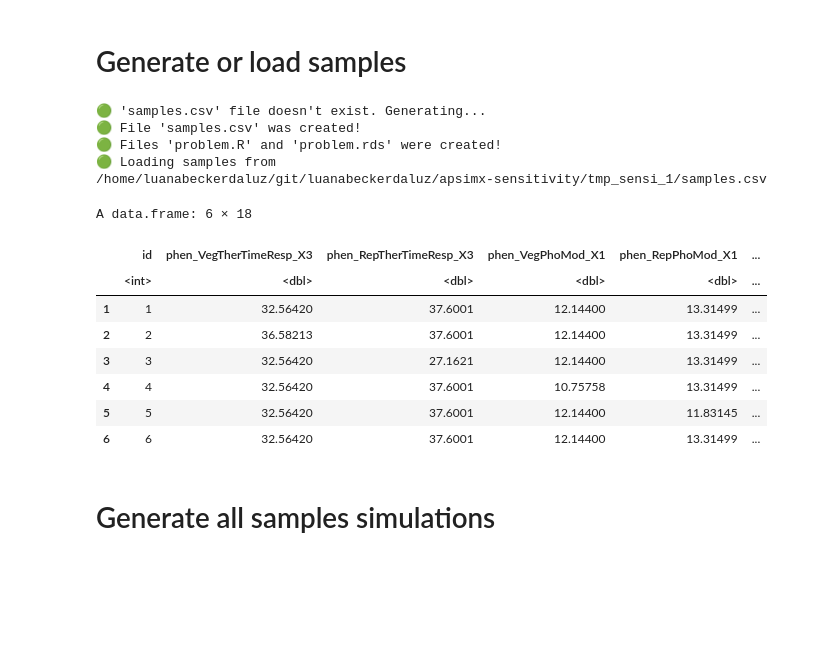
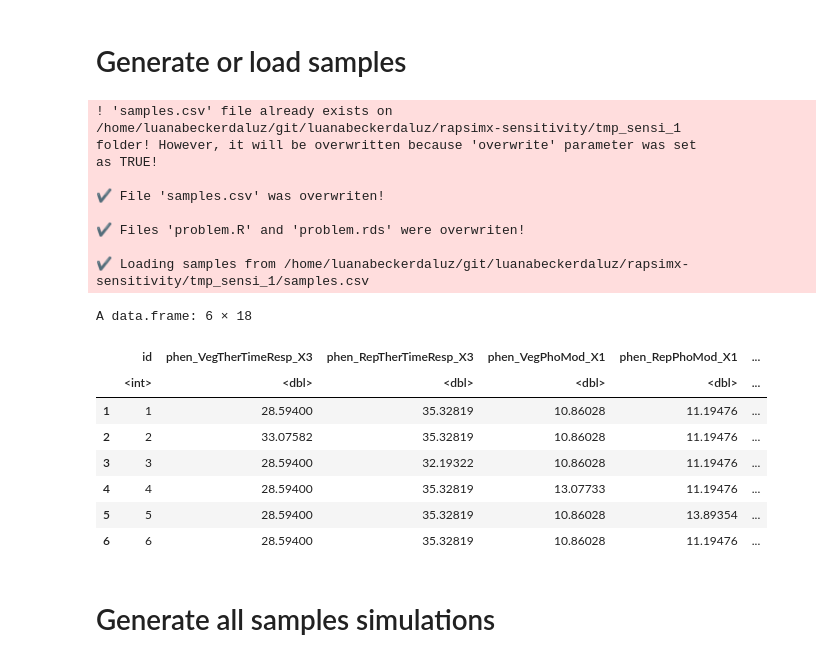
Before and after one commit to luanabeckerdaluz/rapsimx, a Jupyter notebook: sensitivity/sensitivity.ipynb, the cells around one changed output. Drawn from its saved outputs; the diff is of its cells as text; code cells hidden in the pictures; blank space fills up the shorter version.

```diff
--- a/sensitivity/sensitivity.ipynb
+++ b/sensitivity/sensitivity.ipynb
@@ -20,15 +23,15 @@ init(multicores = 3)
 # %% [markdown]
 # Generate or load sensi folder
 # %%
-sensi_tmp_folder <- generate_sensi_folder(
-  folderpath = "../tmp_sensi_1",
-  copy_met_data_from = "../met_data/",
-  overwrite = TRUE
+# sensi_tmp_folder <- generate_sensi_folder(
+#   folderpath = "../tmp_sensi_1",
+#   copy_met_data_from = "../met_data/",
+#   overwrite = TRUE
+# )
+
+sensi_tmp_folder <- sensi_folder_load(
+  file.path("/home/luanabeckerdaluz/git/luanabeckerdaluz/rapsimx-sensitivity/tmp_sensi_1")
 )
 
-# sensi_tmp_folder <- sensi_folder_load(
-#   file.path(CONST_BASE_FOLDER, "tmp_sensi_20250418_212812")
-# )
-
 sensi_tmp_folder
 # %% [output]
@@ -65,36 +73,39 @@ $bounds[[17]]
 # %% [markdown]
 # Generate or load samples
 # %%
-# options(repr.plot.width = 14, repr.plot.height = 10)
-
 generate_samples_csv(
   save_csv_to_folder = sensi_tmp_folder,
   problem = problem,
   method = "SOBOL",
   N_SAMPLES = 10L,
-  overwrite = FALSE
+  overwrite = TRUE
 )
 
 samples_df <- load_samples(
   save_csv_to_folder = sensi_tmp_folder,
   plot = FALSE
 )
 head(samples_df)
 # %% [output]
-🟢 'samples.csv' file doesn't exist. Generating...
-🟢 File 'samples.csv' was created!
-🟢 Files 'problem.R' and 'problem.rds' were created!
-🟢 Loading samples from
-/home/luanabeckerdaluz/git/luanabeckerdaluz/apsimx-sensitivity/tmp_sensi_1/samples.csv
+! 'samples.csv' file already exists on
+/home/luanabeckerdaluz/git/luanabeckerdaluz/rapsimx-sensitivity/tmp_sensi_1
+folder! However, it will be overwritten because 'overwrite' parameter was set
+as TRUE!
+
+✔ File 'samples.csv' was overwriten!
+
+✔ Files 'problem.R' and 'problem.rds' were overwriten!
+
+✔ Loading samples from /home/luanabeckerdaluz/git/luanabeckerdaluz/rapsimx-sensitivity/tmp_sensi_1/samples.csv
 A data.frame: 6 × 18
 |  | id | phen_VegTherTimeResp_X3 | phen_RepTherTimeResp_X3 | phen_VegPhoMod_X1 | phen_RepPhoMod_X1 | ... |
 |  | <int> | <dbl> | <dbl> | <dbl> | <dbl> | ... |
-| 1 | 1 | 32.56420 | 37.6001 | 12.14400 | 13.31499 | ... |
-| 2 | 2 | 36.58213 | 37.6001 | 12.14400 | 13.31499 | ... |
-| 3 | 3 | 32.56420 | 27.1621 | 12.14400 | 13.31499 | ... |
-| 4 | 4 | 32.56420 | 37.6001 | 10.75758 | 13.31499 | ... |
-| 5 | 5 | 32.56420 | 37.6001 | 12.14400 | 11.83145 | ... |
-| 6 | 6 | 32.56420 | 37.6001 | 12.14400 | 13.31499 | ... |
+| 1 | 1 | 28.59400 | 35.32819 | 10.86028 | 11.19476 | ... |
+| 2 | 2 | 33.07582 | 35.32819 | 10.86028 | 11.19476 | ... |
+| 3 | 3 | 28.59400 | 32.19322 | 10.86028 | 11.19476 | ... |
+| 4 | 4 | 28.59400 | 35.32819 | 13.07733 | 11.19476 | ... |
+| 5 | 5 | 28.59400 | 35.32819 | 10.86028 | 13.89354 | ... |
+| 6 | 6 | 28.59400 | 35.32819 | 10.86028 | 11.19476 | ... |
 # %% [markdown]
 # Generate all samples simulations
 # %%
```
Also changed, not shown: parts of 3 cells of this notebook, 9 other files.
